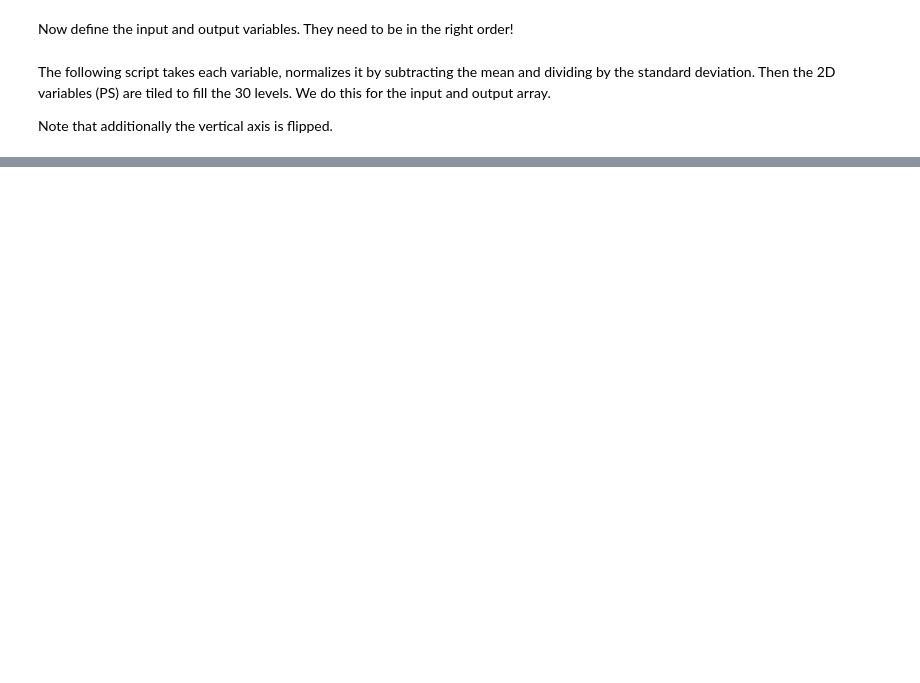
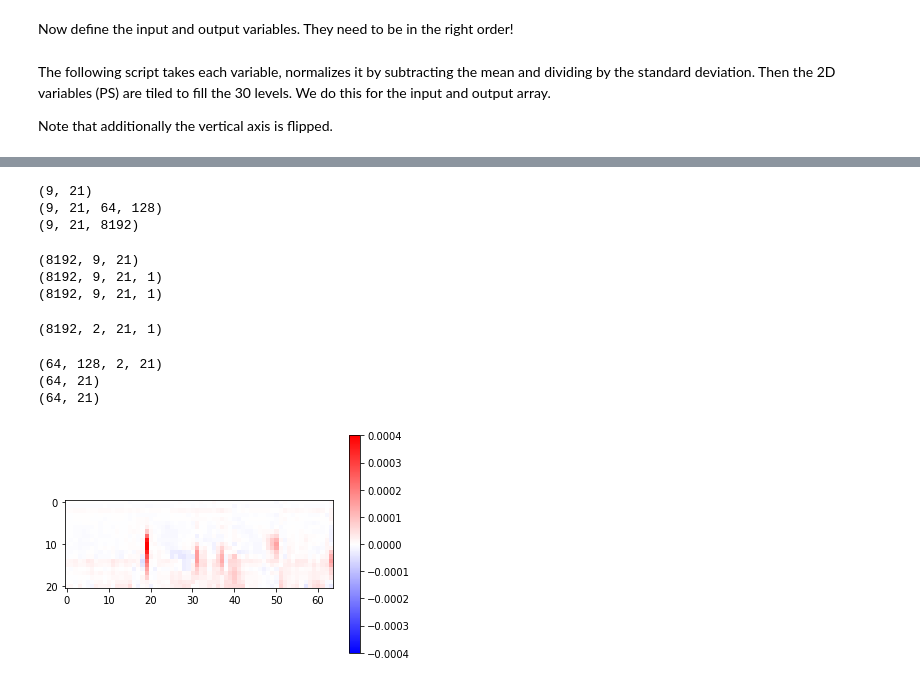
Before and after one commit to gentine/CBRAIN, a Jupyter notebook: load_keras_model.ipynb, the cells around one changed output, grey strips where cells are left out. Drawn from its saved outputs; the diff is of its cells as text; code cells hidden in the pictures; blank space fills up the shorter version.

```diff
--- a/load_keras_model.ipynb
+++ b/load_keras_model.ipynb
@@ -44,5 +44,5 @@ model_dir = './logs/0219_213929_SPDT,SPDQ_layers_1024,1024_lr_0.00025_ac_relu_co
 # %%
-model_name = 'saved_keras_model_29000'
+model_name = 'saved_keras_model'
 # %%
 mean_file = './mean_nolat.nc'
 std_file = './std_nolat.nc'
@@ -408,0 +232,48 @@ plt.imshow(preds_de[-1, :, :, 0, 10], cmap='bwr', vmin=-5e-4, vmax=5e-4)
+# %%
+# now change dimensions (7, 30, 64, 128) -> (8192, 7, 30, 1)
+print(X.shape[:2])
+#print(X.shape[:2]+[-1])
+shapes = X.shape
+print(shapes)
+#X = tf.reshape(X, [X.shape[:2],-1])# first flatten last domension
+X = np.reshape(X, (shapes[0],shapes[1],-1))# first flatten last dimension
+print(X.shape)
+# %% [output]
+(9, 21)
+(9, 21, 64, 128)
+(9, 21, 8192)
+# %%
+X = np.transpose(X, [2,0,1]) # now swap axes
+print(X.shape)
+X = np.expand_dims(X, -1) # insert a new axis that will appear at the axis position
+print(X.shape)
+X = X[:,:,-nlev:,:][:,:,::-1] # switch vertical levels top to bottom
+print(X.shape)
+# %% [output]
+(8192, 9, 21)
+(8192, 9, 21, 1)
+(8192, 9, 21, 1)
+# %%
+# how many inputs
+ninputvars = len(inputvars)
+preds = model.predict(np.float64(X[:,0:ninputvars,:,:]))
+print(preds.shape)
+# %% [output]
+(8192, 2, 21, 1)
+# %%
+predsplot = np.reshape(preds, (shapes[2],shapes[3],-1,nlev))# reshape prediction
+print(predsplot.shape)
+vartoplot = 0 # 0 for SPDT and 1 for SPDQ
+toshow = predsplot[:,longindex,vartoplot,:]
+print(toshow.shape)
+print(toshow[:,-nlev:].shape)
+#plt.imshow(toshow)
+toshow = np.transpose(toshow[:,::-1],[1,0]) # vertical axis is flipped
+plt.imshow(toshow, cmap=plt.cm.bwr) # Vertical axis is flipped.
+plt.colorbar();
+plt.clim(-4e-4,4e-4)
+# %% [output]
+(64, 128, 2, 21)
+(64, 21)
+(64, 21)
+[figure, added]
```
Also changed, not shown: parts of 48 cells of this notebook, 4 other files.
